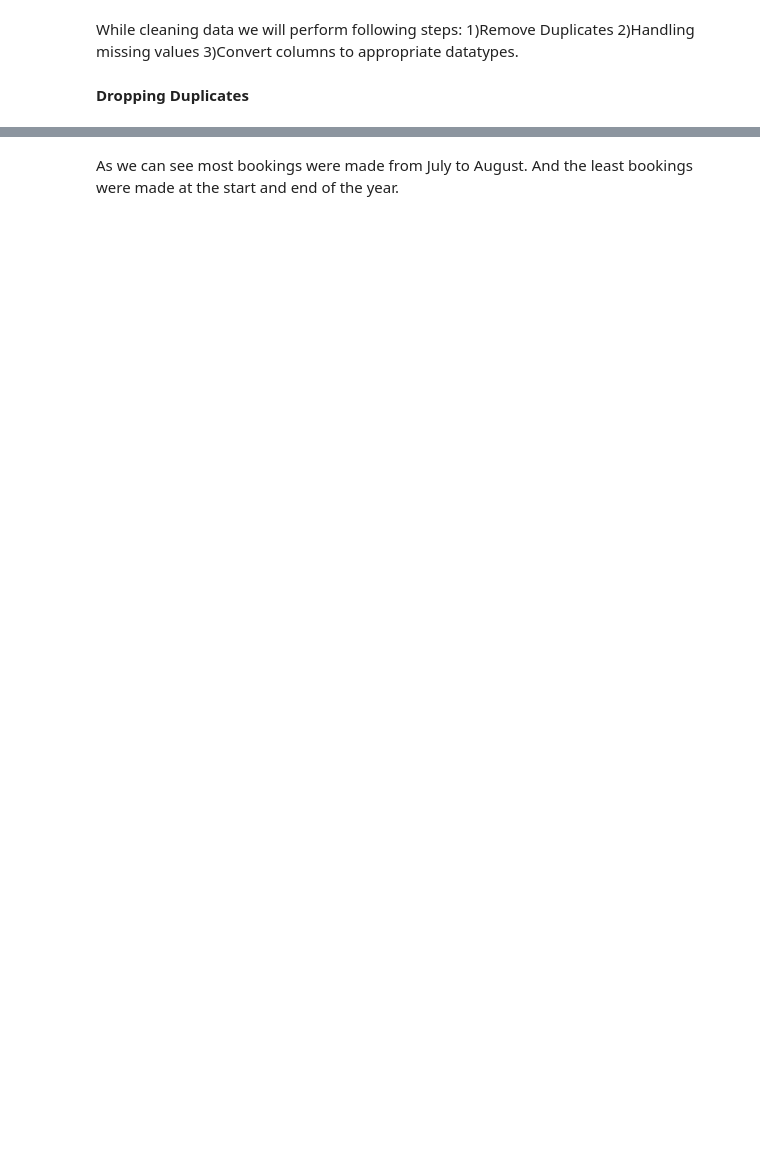
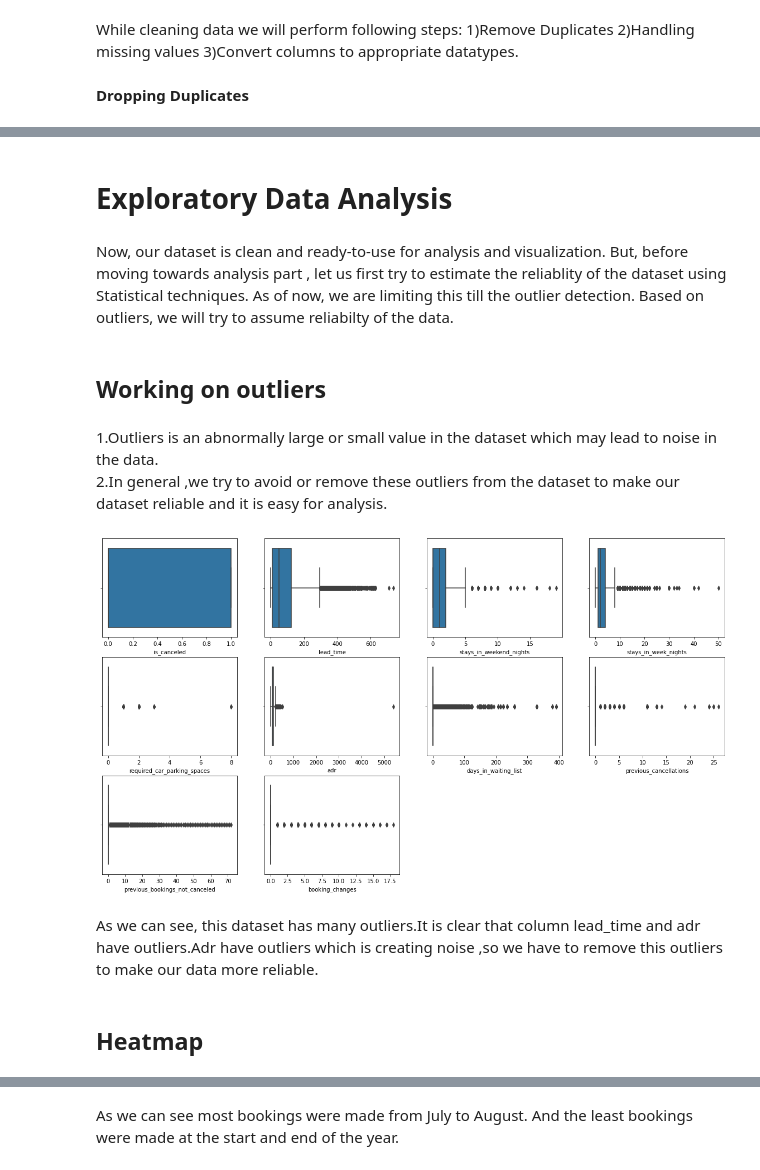
Before and after one commit to SakshamTripathi1996/Data-Science, a Jupyter notebook: Hotel_Booking_Analysis_Capstone_Project.ipynb, the cells around one changed output, grey strips where cells are left out. Saved outputs shown, nothing was run; the diff lists cells and outputs as text; code cells hidden in the pictures; blank space fills up the shorter version.

```diff
--- a/Hotel_Booking_Analysis_Capstone_Project.ipynb
+++ b/Hotel_Booking_Analysis_Capstone_Project.ipynb
@@ -221,0 +173,6 @@ Busiest_month.plot('month', 'values', xlabel = 'Month', ylabel = 'Booking count'
+# %%
+#now let's convert datatype of columns 'children' and 'agent' from float to int.
+data[['children','agent']]=data[['children','agent']].astype(int)
+# %%
+# changing datatype of column 'reservation_status_date' to date-type.
+data['reservation_status_date'] = pd.to_datetime(data['reservation_status_date'], format = '%Y-%m-%d')
@@ -221,0 +181,4 @@ Busiest_month.plot('month', 'values', xlabel = 'Month', ylabel = 'Booking count'
+# %%
+#let's group some of the columns which can be useful in analysis as grouped element
+data['total_stay']=data['stays_in_weekend_nights']+data['stays_in_week_nights']
+data['total_guests']=data['children']+data['babies']+data['adults']
@@ -221,0 +195,29 @@ Busiest_month.plot('month', 'values', xlabel = 'Month', ylabel = 'Booking count'
+# %%
+#dropping data where adr is negetive
+data.drop(data[data['adr']<0].index,inplace=True)
+# %% [markdown]
+# **Exploratory Data Analysis**
+# %% [markdown]
+Now, our dataset is clean and ready-to-use for analysis and visualization. But, before moving towards analysis part , let us first try to estimate the reliablity of the dataset using Statistical techniques. As of now, we are limiting this till the outlier detection. Based on outliers, we will try to assume reliabilty of the data.
+# %% [markdown]
+## Working on outliers
+# %% [markdown]
+1.Outliers is an abnormally large or small value in the dataset which may lead to noise in the data.\
+2.In general ,we try to avoid or remove these outliers from the dataset to make our dataset reliable and it is easy for analysis.
+# %%
+# defining a variable containing all the numerical columns
+columns = ['is_canceled', 'lead_time', 'stays_in_weekend_nights', 'stays_in_week_nights', 'required_car_parking_spaces', 'adr','days_in_waiting_list', 'previous_cancellations', 'previous_bookings_not_canceled', 'booking_changes']
+n = 1
+
+# plotting box plot using matplotlib
+
+plt.figure(figsize=(20,15))
+
+for column in columns:
+  plt.subplot(4,4,n)
+  n = n+1
+  sns.boxplot(data[column])
+# %% [output]
+[figure, added]
+# %% [markdown]
+As we can see, this dataset has many outliers.It is clear that column lead_time and adr have outliers.Adr have outliers which is creating noise ,so we have to remove this outliers to make our data more reliable.
@@ -221,0 +227,2 @@ Busiest_month.plot('month', 'values', xlabel = 'Month', ylabel = 'Booking count'
+# %% [markdown]
+## Heatmap
```
Also changed, not shown: parts of 163 cells of this notebook.
